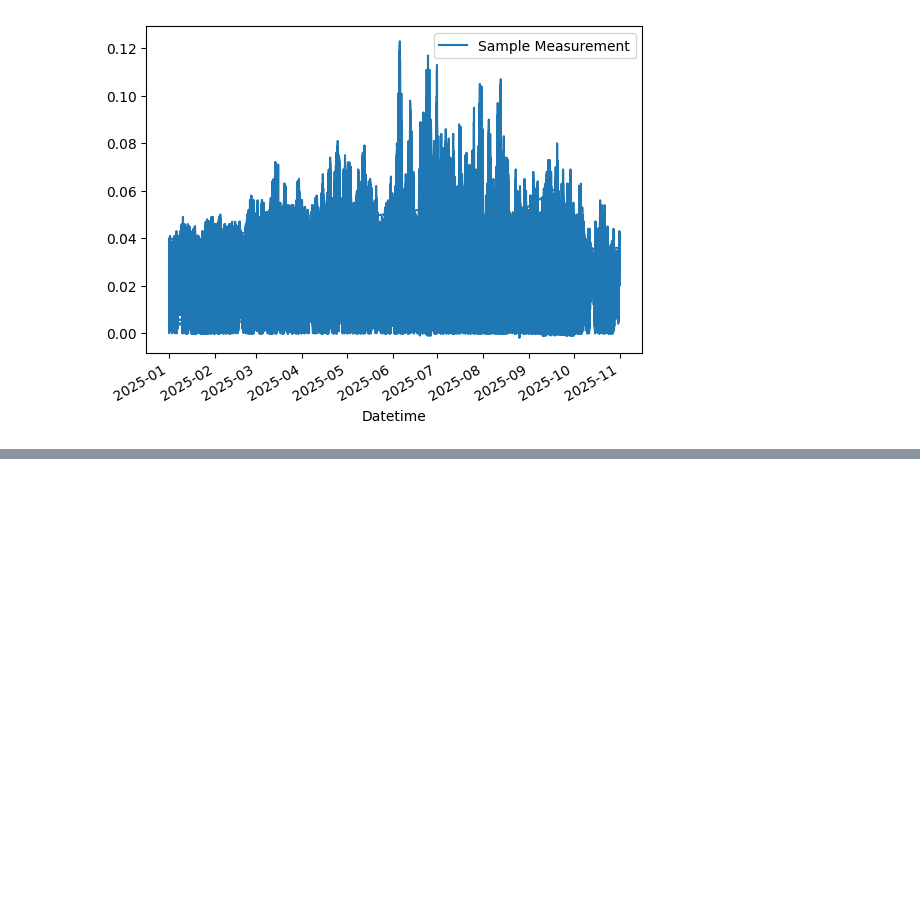
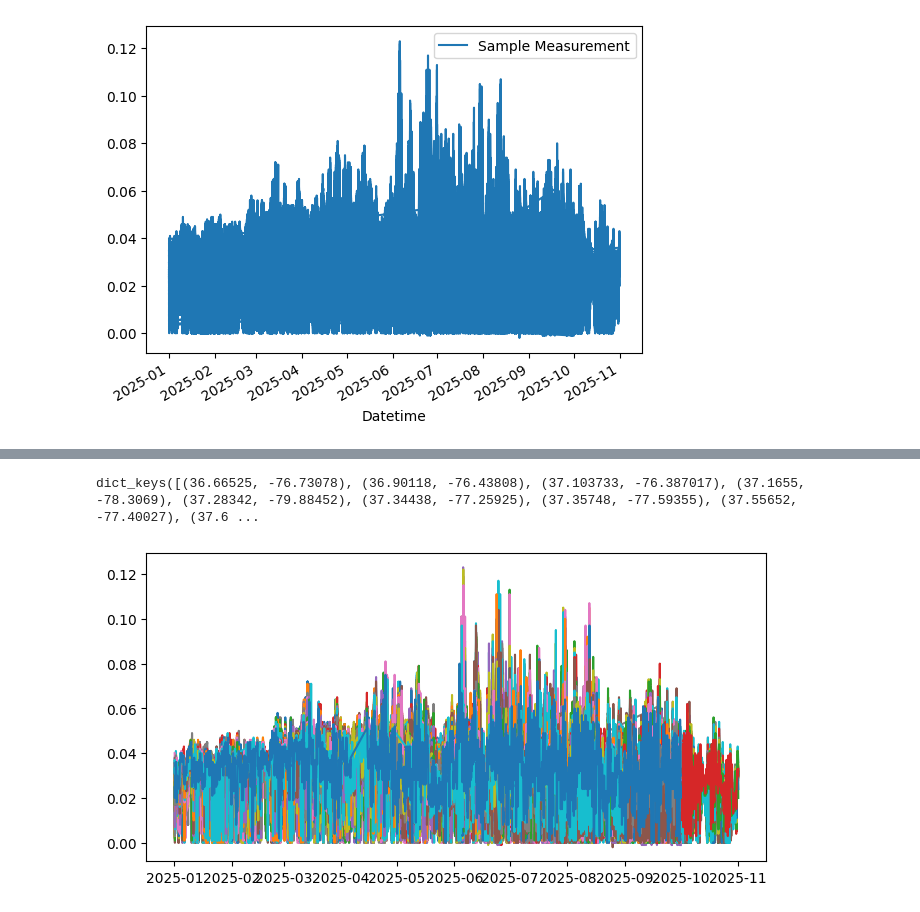
Before and after one commit to moroots/atmoz, a Jupyter notebook: atmoz_tutorial_test.ipynb, the cells around one changed output, grey strips where cells are left out. Saved outputs shown, nothing was run; the diff lists cells and outputs as text; code cells hidden in the pictures; blank space fills up the shorter version.

```diff
--- a/atmoz_tutorial_test.ipynb
+++ b/atmoz_tutorial_test.ipynb
@@ -88,9 +90,6 @@ def get_resolution(df: pd.DataFrame, col1: str, col2: str, col3: str, time_col:
 
     return pd.DataFrame(results)
 
-def _get_stations(df: pd.DataFrame, station_cols: List = ['State Code', 'County Code', 'Site Num']) -> List[Tuple]:
-    return df[station_cols].drop_duplicates().tolist()
-
 def _get_stations(df: pd.DataFrame, lat_lon: List = ['Latitude', 'Longitude']) -> List[Tuple]:
     return df[lat_lon].drop_duplicates().apply(tuple, axis=1).tolist()
 
@@ -102,14 +101,24 @@ def _metadata(df: pd.DataFrame,
                   'Time GMT',
                   'Sample Measurement'
                   ],
-                LatLon_cols: List = ['Latitude', 'Longitude'],
+                ID_cols: List = ["State Code", "County Code", "Site Num"],
                 **kwargs):
 
-    return df.drop(columns=data_columns).drop_duplicates(subset=LatLon_cols).reset_index(drop=True)
+    return df.drop(columns=data_columns).drop_duplicates(subset=ID_cols).reset_index(drop=True)
 
 def to_gdf(df: pd.DataFrame, Latitude: str = "Latitude", Longitude: str = "Longitude", crs="EPSG:4326", **kwargs):
     geometry = gpd.points_from_xy(df[Longitude], df[Latitude])
     return gpd.GeoDataFrame(df, geometry=geometry, crs=crs, **kwargs)
+
+def count_duplicates(df: pd.DataFrame, cols: list) -> None:
+    found = False
+    for combo in [cols[i:j] for i in range(len(cols)) for j in range(i+1, len(cols)+1)]:
+        n = df.duplicated(subset=combo).sum()
+        if n > 0:
+            print(f"{combo} -> {n} duplicates")
+            found = True
+    if not found:
+        print("No Duplicates")
 # %%
 df = surface_temp.copy()
 metadata = to_gdf(_metadata(df))
@@ -400 +412,23 @@ NameError: name 'plot_utilities' is not defined
 [figure]
+# %%
+def split_by_station(df: pd.DataFrame, lat: str = "Latitude", lon: str = "Longitude") -> dict:
+    return {coords: group for coords, group in df.groupby([lat, lon])}
+
+dict_midAtlantic_by_station = split_by_station(dict_midAtlantic["Ozone"])
+# %%
+dict_midAtlantic_by_station.keys()
+# %% [output]
+dict_keys([(36.66525, -76.73078), (36.90118, -76.43808), (37.103733, -76.387017), (37.1655, -78.3069), (37.28342, -79.88452), (37.34438, -77.25925), (37.35748, -77.59355), (37.55652, -77.40027), (37.6 ...
+# %%
+fig, ax = plt.subplots(figsize=(8,4))
+
+for key, df in dict_midAtlantic_by_station.items():
+    x, y = (
+        df["Datetime"],
+        df["Sample Measurement"]
+        )
+    ax.plot(x, y)
+
+plt.show()
+# %% [output]
+[figure, added]
```
Also changed, not shown: parts of 6 cells of this notebook, 2 other files.
